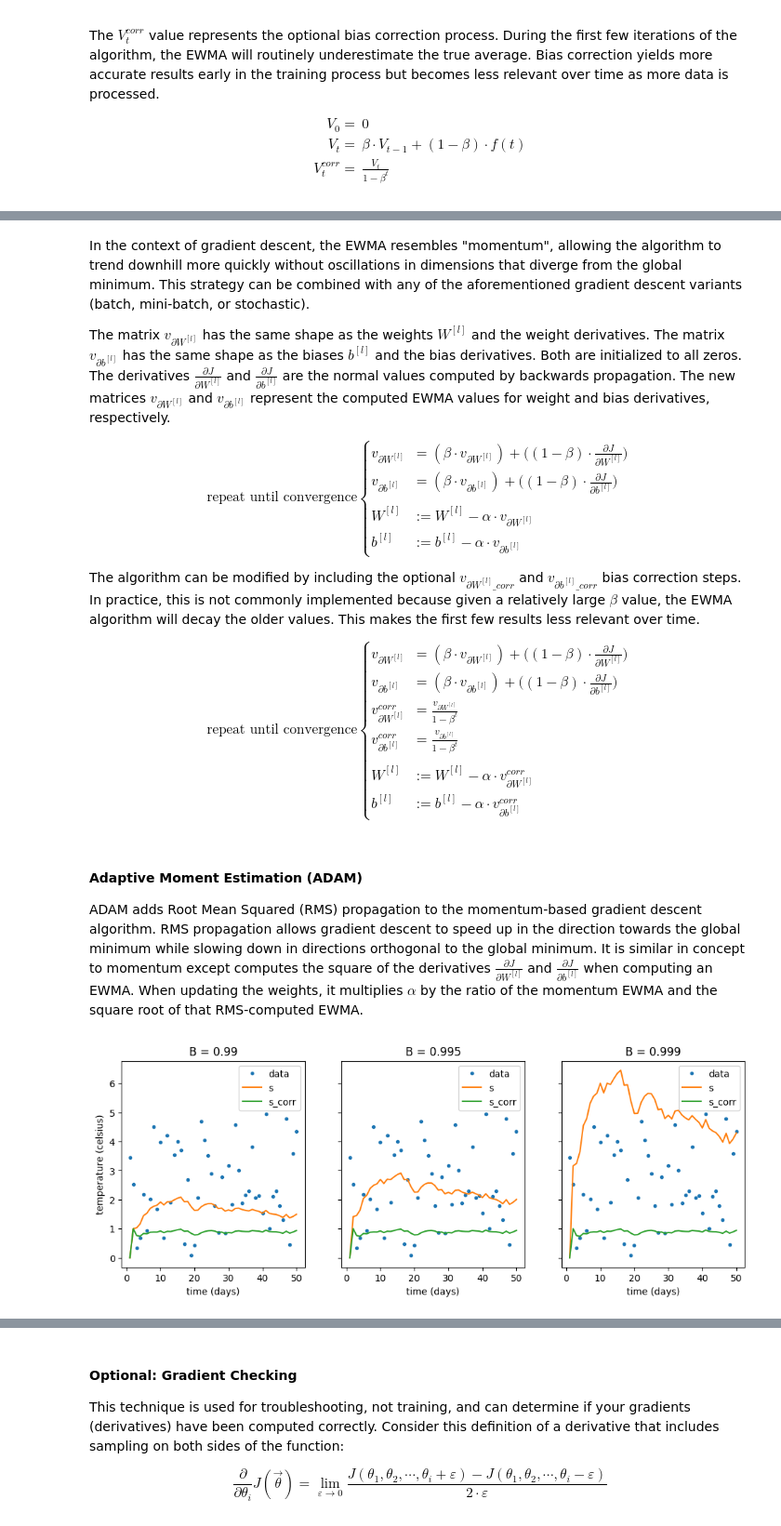
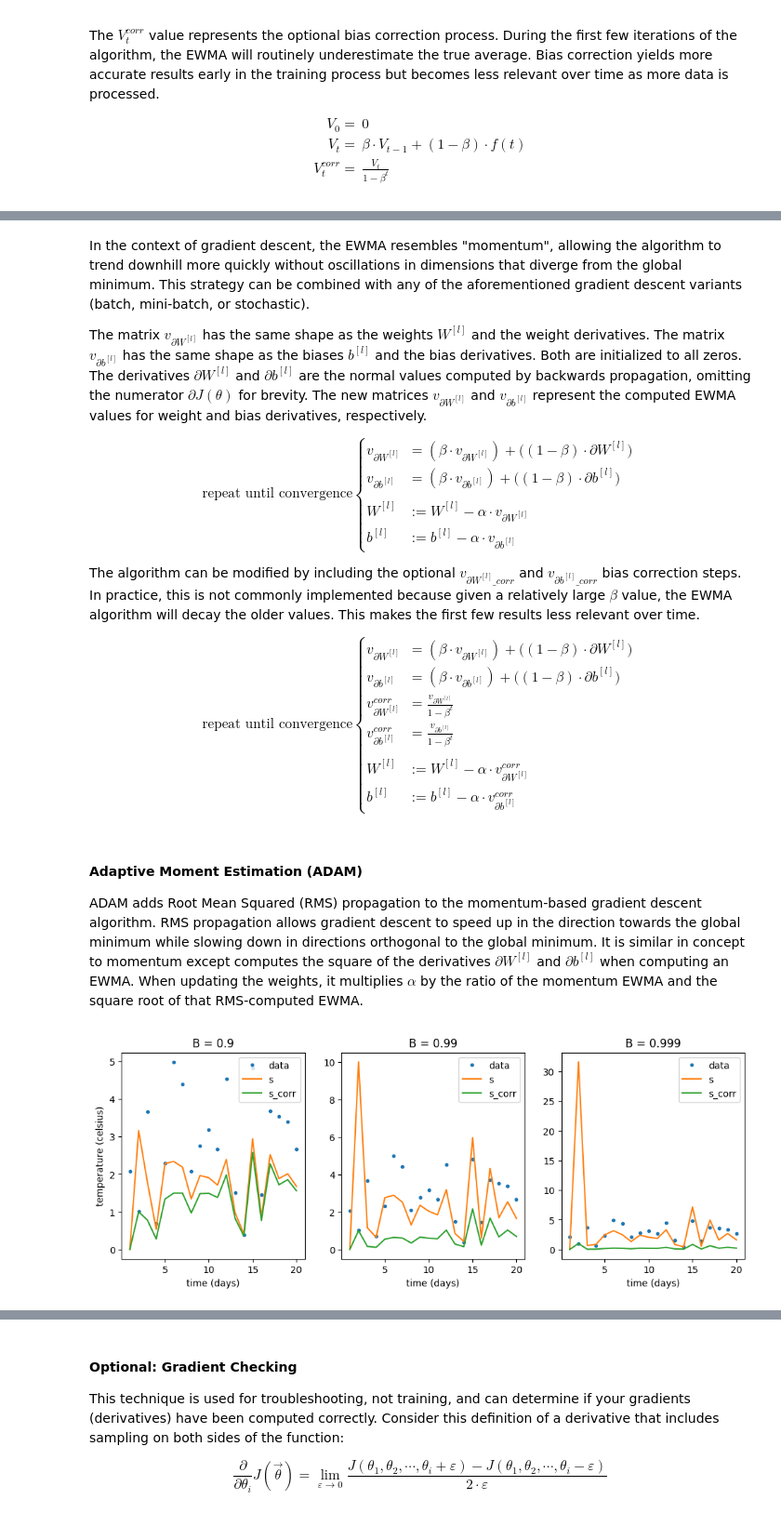
Before and after one commit to nickrusso42518/ml-qrg, a Jupyter notebook: ml_qrg.ipynb, the cells around one changed output, grey strips where cells are left out. Shown at 93% size. Cells and saved outputs as stored; diff of their text form; code cells hidden in the pictures.

Commit message:
adam rms fix

```diff
--- a/ml_qrg.ipynb
+++ b/ml_qrg.ipynb
@@ -965,14 +965,14 @@ V_t^{corr} = & \frac{V_t}{1-\beta^t}
 \end{align}
 $$
 # %%
-size_in = 50
+size_in = 20
 beta = np.array([0.8, 0.9, 0.95])
 x_in = np.arange(1, size_in + 1, 1)
 y_in = np.random.rand(size_in) * 5
 
 def ewma(size, y, B):
     v, v_corr = np.zeros(size), np.zeros(size)
-    for t in range(1, len(v)):
+    for t in range(1, len(y)):
         v[t] = (B * v[t-1]) + ((1 - B) * y[t])
         v_corr[t] = v[t] / (1 - B**t)
 
@@ -995,13 +995,13 @@ for B, axis in zip(beta, ax):
 # %% [markdown]
 In the context of gradient descent, the EWMA resembles "momentum", allowing the algorithm to trend downhill more quickly without oscillations in dimensions that diverge from the global minimum. This strategy can be combined with any of the aforementioned gradient descent variants (batch, mini-batch, or stochastic).
 
-The matrix $v_{\partial W^{[l]}}$ has the same shape as the weights $W^{[l]}$ and the weight derivatives. The matrix $v_{\partial b^{[l]}}$ has the same shape as the biases $b^{[l]}$ and the bias derivatives. Both are initialized to all zeros. The derivatives $\frac{\partial J}{\partial W^{[l]}}$ and $\frac{\partial J}{\partial b^{[l]}}$ are the normal values computed by backwards propagation. The new matrices $v_{\partial W^{[l]}}$ and $v_{\partial b^{[l]}}$ represent the computed EWMA values for weight and bias derivatives, respectively.
+The matrix $v_{\partial W^{[l]}}$ has the same shape as the weights $W^{[l]}$ and the weight derivatives. The matrix $v_{\partial b^{[l]}}$ has the same shape as the biases $b^{[l]}$ and the bias derivatives. Both are initialized to all zeros. The derivatives ${\partial W^{[l]}}$ and ${\partial b^{[l]}}$ are the normal values computed by backwards propagation, omitting the numerator $\partial J(\theta)$ for brevity. The new matrices $v_{\partial W^{[l]}}$ and $v_{\partial b^{[l]}}$ represent the computed EWMA values for weight and bias derivatives, respectively.
 
 $$
 \text{repeat until convergence}
 \begin{cases}
-v_{\partial W^{[l]}} & = (\beta \cdot v_{\partial W^{[l]}}) + \bigl((1 - \beta) \cdot \frac{\partial J}{\partial W^{[l]}}\bigr) \\
-v_{\partial b^{[l]}} & = (\beta \cdot v_{\partial b^{[l]}}) + \bigl((1 - \beta) \cdot \frac{\partial J}{\partial b^{[l]}}\bigr) \\
+v_{\partial W^{[l]}} & = (\beta \cdot v_{\partial W^{[l]}}) + \bigl((1 - \beta) \cdot {\partial W^{[l]}}\bigr) \\
+v_{\partial b^{[l]}} & = (\beta \cdot v_{\partial b^{[l]}}) + \bigl((1 - \beta) \cdot {\partial b^{[l]}}\bigr) \\
 \\
 W^{[l]} & := W^{[l]} - \alpha \cdot v_{\partial W^{[l]}} \\
 b^{[l]} & := b^{[l]} - \alpha \cdot v_{\partial b^{[l]}}
@@ -1013,8 +1013,8 @@ The algorithm can be modified by including the optional $v_{\partial W^{[l]}\_co
 $$
 \text{repeat until convergence}
 \begin{cases}
-v_{\partial W^{[l]}} & = (\beta \cdot v_{\partial W^{[l]}}) + \bigl((1 - \beta) \cdot \frac{\partial J}{\partial W^{[l]}}\bigr) \\
-v_{\partial b^{[l]}} & = (\beta \cdot v_{\partial b^{[l]}}) + \bigl((1 - \beta) \cdot \frac{\partial J}{\partial b^{[l]}}\bigr) \\
+v_{\partial W^{[l]}} & = (\beta \cdot v_{\partial W^{[l]}}) + \bigl((1 - \beta) \cdot {\partial W^{[l]}}\bigr) \\
+v_{\partial b^{[l]}} & = (\beta \cdot v_{\partial b^{[l]}}) + \bigl((1 - \beta) \cdot {\partial b^{[l]}}\bigr) \\
 v_{\partial W^{[l]}}^{corr} & = \frac{v_{\partial W^{[l]}}}{1 - \beta^t} \\
 v_{\partial b^{[l]}}^{corr} & = \frac{v_{\partial b^{[l]}}}{1 - \beta^t} \\
 \\
@@ -1024,42 +1024,38 @@ b^{[l]} & := b^{[l]} - \alpha \cdot v_{\partial b^{[l]}}^{corr}
 $$
 # %% [markdown]
 #### Adaptive Moment Estimation (ADAM)
-ADAM adds Root Mean Squared (RMS) propagation to the momentum-based gradient descent algorithm. RMS propagation allows gradient descent to speed up in the direction towards the global minimum while slowing down in directions orthogonal to the global minimum. It is similar in concept to momentum except computes the square of the derivatives $\frac{\partial J}{\partial W^{[l]}}$ and $\frac{\partial J}{\partial b^{[l]}}$ when computing an EWMA. When updating the weights, it multiplies $\alpha$ by the ratio of the momentum EWMA and the square root of that RMS-computed EWMA.
+ADAM adds Root Mean Squared (RMS) propagation to the momentum-based gradient descent algorithm. RMS propagation allows gradient descent to speed up in the direction towards the global minimum while slowing down in directions orthogonal to the global minimum. It is similar in concept to momentum except computes the square of the derivatives ${\partial W^{[l]}}$ and ${\partial b^{[l]}}$ when computing an EWMA. When updating the weights, it multiplies $\alpha$ by the ratio of the momentum EWMA and the square root of that RMS-computed EWMA.
 # %%
-size_in = 50
-beta = np.array([0.99, 0.995, 0.999])
+size_in = 20
+beta = np.array([0.9, 0.99, 0.999])
 x_in = np.arange(1, size_in + 1, 1)
 y_in = np.random.rand(size_in) * 5
 
-def rms_prop(size, y, B2, B1=0.9, epsilon=1e-8):
-    v, v_corr = np.zeros(size), np.zeros(size)
+def rms_prop(size, y, B, epsilon=1e-8):
     s, s_corr = np.zeros(size), np.zeros(size)
-    for t in range(1, len(v)):
-        v[t] = (B1 * v[t-1]) + ((1 - B1) * y[t])
-        v_corr[t] = v[t] / (1 - B1**t)
+    for t in range(1, len(y)):
+        s[t] = (B * s[t-1]) + ((1 - B) * y[t]**2)
+        s_corr[t] = s[t] / (1 - B**t)
 
-        s[t] = (B2 * s[t-1]) + ((1 - B2) * y[t]**2)
-        s_corr[t] = s[t] / (1 - B2**t)
-
-    s = v / (np.sqrt(s) + epsilon)
-    s_corr = v_corr / (np.sqrt(s_corr) + epsilon)
+        s[t] = y[t] / (np.sqrt(s[t]) + epsilon)
+        s_corr[t] = y[t] / (np.sqrt(s_corr[t]) + epsilon)
 
     return s, s_corr
 
-fig, ax = plt.subplots(nrows=1, ncols=len(beta), sharey=True)
+fig, ax = plt.subplots(nrows=1, ncols=len(beta), sharey=False)
 fig.set_size_inches(12, 4)
 ax[0].set_ylabel("temperature (celsius)")
 
 for B, axis in zip(beta, ax):
     s, s_corr = rms_prop(size_in, y_in, B)
     axis.set_title(f"B = {B}")
     axis.set_xlabel("time (days)")
     axis.plot(x_in, y_in, label="data", linestyle="", marker=".")
     axis.plot(x_in, s, label="s")
     axis.plot(x_in, s_corr, label="s_corr")
     axis.legend()
 # %% [output]
-[figure, old version]
+[figure, new version]
 # %% [markdown]
 The matrices $v_{\partial W^{[l]}}$ and $s_{\partial W^{[l]}}$ have the same shape as the weights $W^{[l]}$ and the weight derivatives. The matrices $v_{\partial b^{[l]}}$ and $s_{\partial b^{[l]}}$ have the same shape as the biases $b^{[l]}$ and the bias derivatives. These four matrices are initialized to all zeros. Note that both algorithms use $\beta$ in their formal definitions, which are rewritten as $\beta_1$ and $\beta_2$ to differentiate them. Their default values in most implementations are $\beta_1 = 0.9$ and $\beta_2 = 0.999$ which are rarely tuned. The tiny value $\varepsilon = 1 \times 10^{-8}$ is almost never tuned and only prevents against division by zero errors. The learning rate $\alpha$ remains the most interesting hyperparameter in ADAM.
 
```
Also changed, not shown: parts of 2 cells of this notebook.
